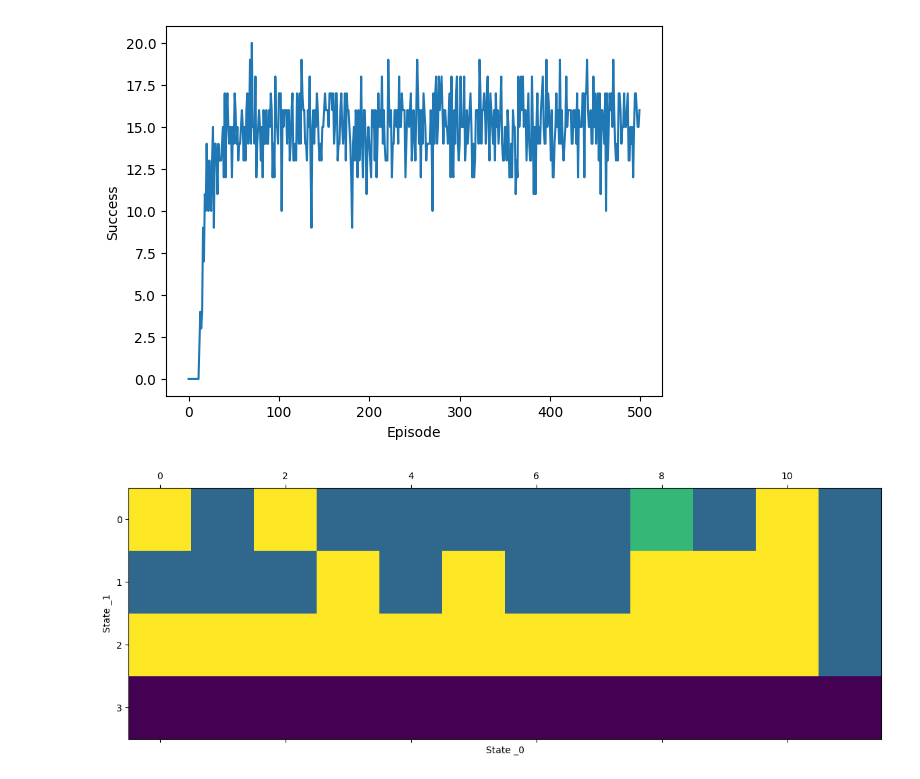
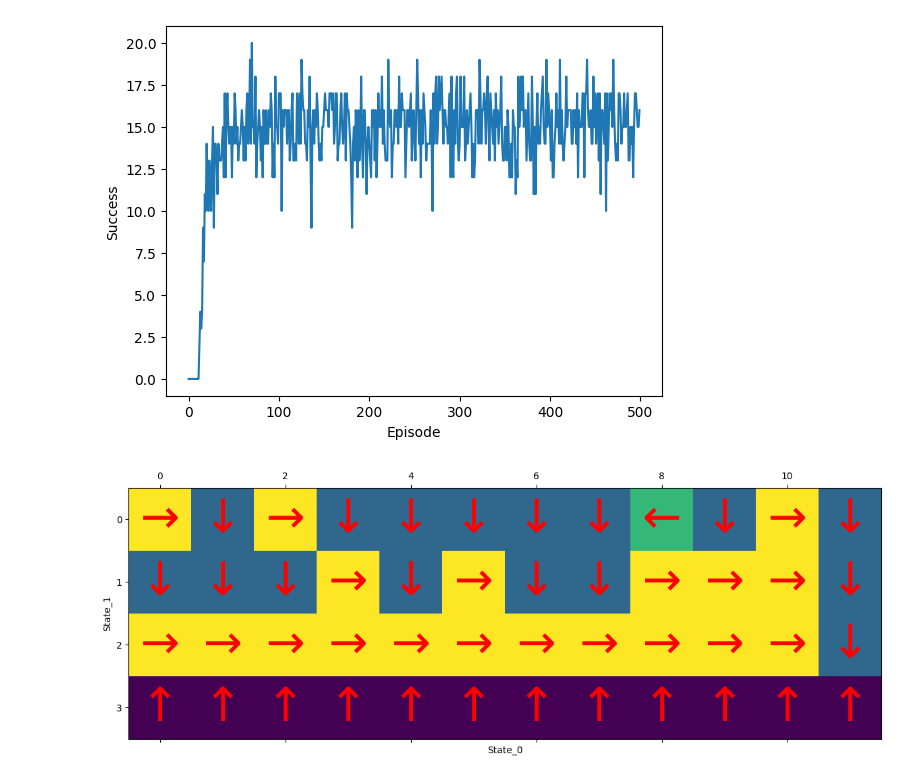
Before and after one commit to dayan3847/machine_learning, a Jupyter notebook: dayan3847/reinforcement_learning/cliff_walking/main_q_learning_table.ipynb, the cells around one changed output. Cells and saved outputs as stored; diff of their text form; code cells hidden in the pictures.

```diff
--- a/dayan3847/reinforcement_learning/cliff_walking/main_q_learning_table.ipynb
+++ b/dayan3847/reinforcement_learning/cliff_walking/main_q_learning_table.ipynb
@@ -51,9 +47,6 @@ plt.show()
 [figure]
 # %%
 # Plot the Best Action
-plt.matshow(trainer.agent.get_best_actions_for_all_states(), label='Best Action')
-plt.xlabel('State _0')
-plt.ylabel('State _1')
-plt.show()
+TrainnerPlotter.plot_best_action(trainer)
 # %% [output]
-[figure, old version]
+[figure, new version]
```
Also changed, not shown: parts of 5 cells of this notebook, 4 other files.
